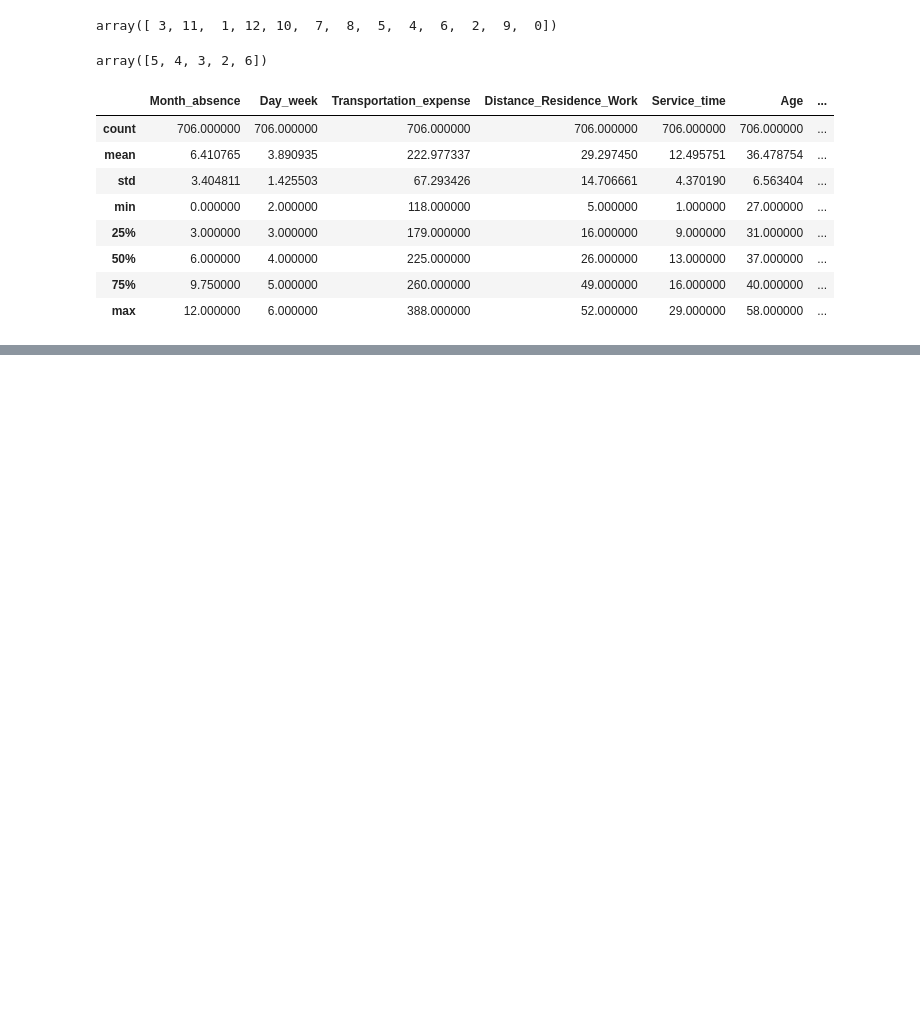
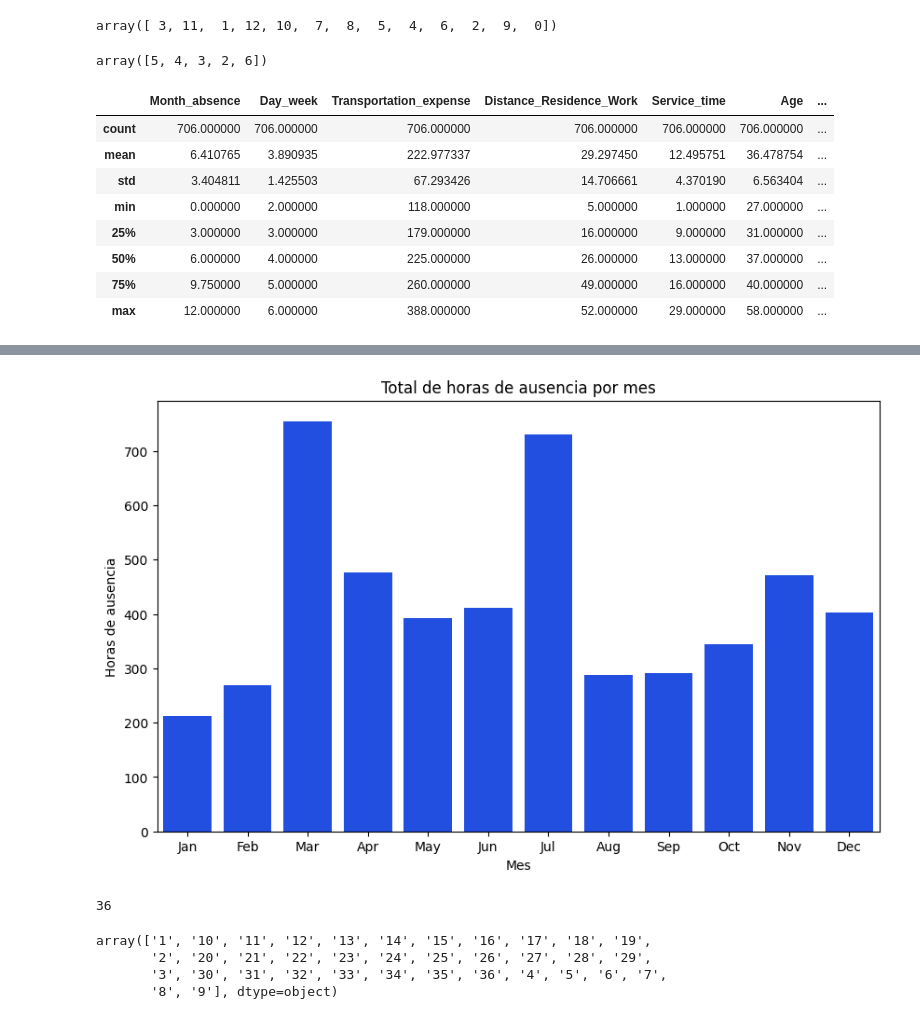
Before and after one commit to Lambda-14/Sim-Empresa, a Jupyter notebook: Equip_14/Scripts/RRHH_clean.ipynb, the cells around one changed output, grey strips where cells are left out. Cells and saved outputs as stored; diff of their text form; code cells hidden in the pictures; blank space fills up the shorter version.

```diff
--- a/Equip_14/Scripts/RRHH_clean.ipynb
+++ b/Equip_14/Scripts/RRHH_clean.ipynb
@@ -318,0 +419,18 @@ Index(['ID', 'Transportation_expense', 'Distance_Residence_Work',
+# %%
+plt.figure(figsize=(10,6))
+sns.barplot(x='Month_name', y='Absenteeism_hours', data=df_absences, estimator='sum',errorbar=None)
+plt.title('Total de horas de ausencia por mes')
+plt.xlabel('Mes')
+plt.ylabel('Horas de ausencia')
+plt.show()
+# %% [output]
+[figure, added]
+# %%
+print(df_absences['ID'].nunique())
+df_absences['ID'].unique()
+# %% [output]
+36
+array(['1', '10', '11', '12', '13', '14', '15', '16', '17', '18', '19',
+       '2', '20', '21', '22', '23', '24', '25', '26', '27', '28', '29',
+       '3', '30', '31', '32', '33', '34', '35', '36', '4', '5', '6', '7',
+       '8', '9'], dtype=object)
```
Also changed, not shown: parts of 35 cells of this notebook, 1 other file.
